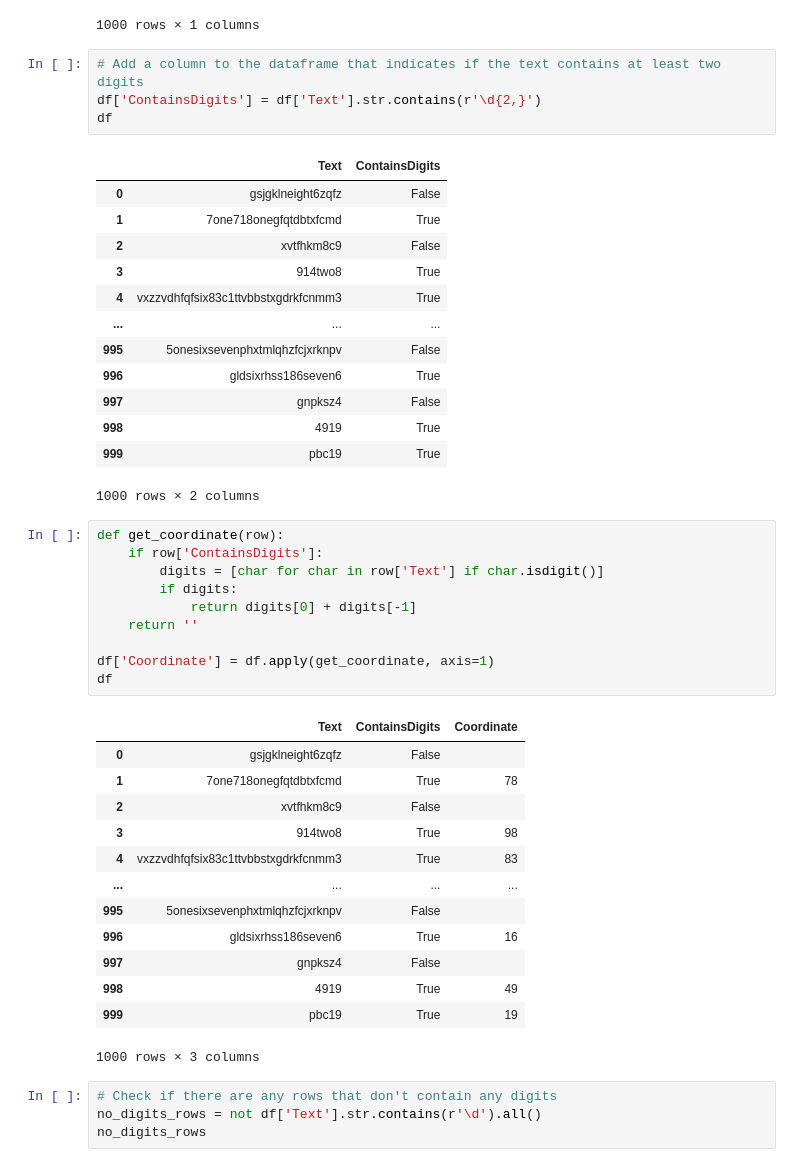
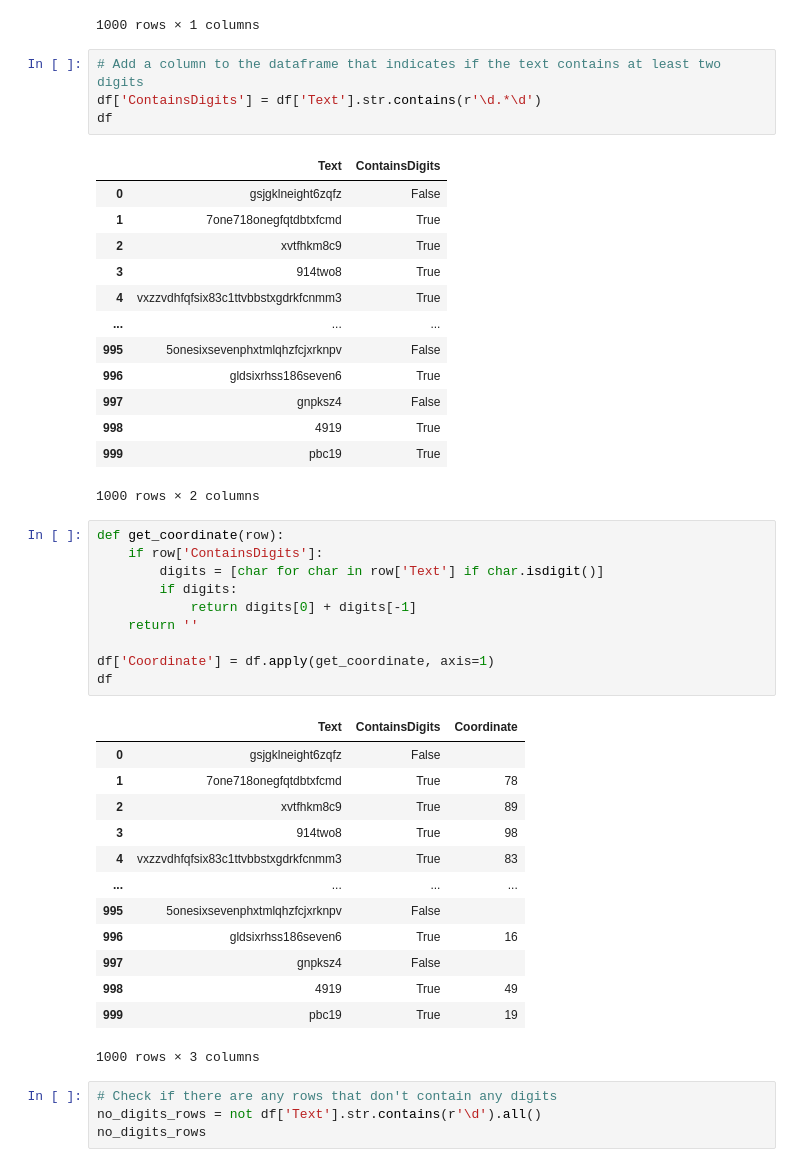
Before and after one commit to dobosipeter/adventofcode23, a Jupyter notebook: day_01/01.ipynb, the cells around one changed output. Saved outputs shown, nothing was run; the diff lists cells and outputs as text.

```diff
--- a/day_01/01.ipynb
+++ b/day_01/01.ipynb
@@ -26,13 +26,13 @@ df
 1000 rows × 1 columns
 # %%
 # Add a column to the dataframe that indicates if the text contains at least two digits
-df['ContainsDigits'] = df['Text'].str.contains(r'\d{2,}')
+df['ContainsDigits'] = df['Text'].str.contains(r'\d.*\d')
 df
 # %% [output]
 |  | Text | ContainsDigits |
 | 0 | gsjgklneight6zqfz | False |
 | 1 | 7one718onegfqtdbtxfcmd | True |
-| 2 | xvtfhkm8c9 | False |
+| 2 | xvtfhkm8c9 | True |
 | 3 | 914two8 | True |
 | 4 | vxzzvdhfqfsix83c1ttvbbstxgdrkfcnmm3 | True |
 | ... | ... | ... |
@@ -56,7 +56,7 @@ df
 |  | Text | ContainsDigits | Coordinate |
 | 0 | gsjgklneight6zqfz | False |  |
 | 1 | 7one718onegfqtdbtxfcmd | True | 78 |
-| 2 | xvtfhkm8c9 | False |  |
+| 2 | xvtfhkm8c9 | True | 89 |
 | 3 | 914two8 | True | 98 |
 | 4 | vxzzvdhfqfsix83c1ttvbbstxgdrkfcnmm3 | True | 83 |
 | ... | ... | ... | ... |
```
Also changed, not shown: parts of 5 cells of this notebook, 1 other file.
